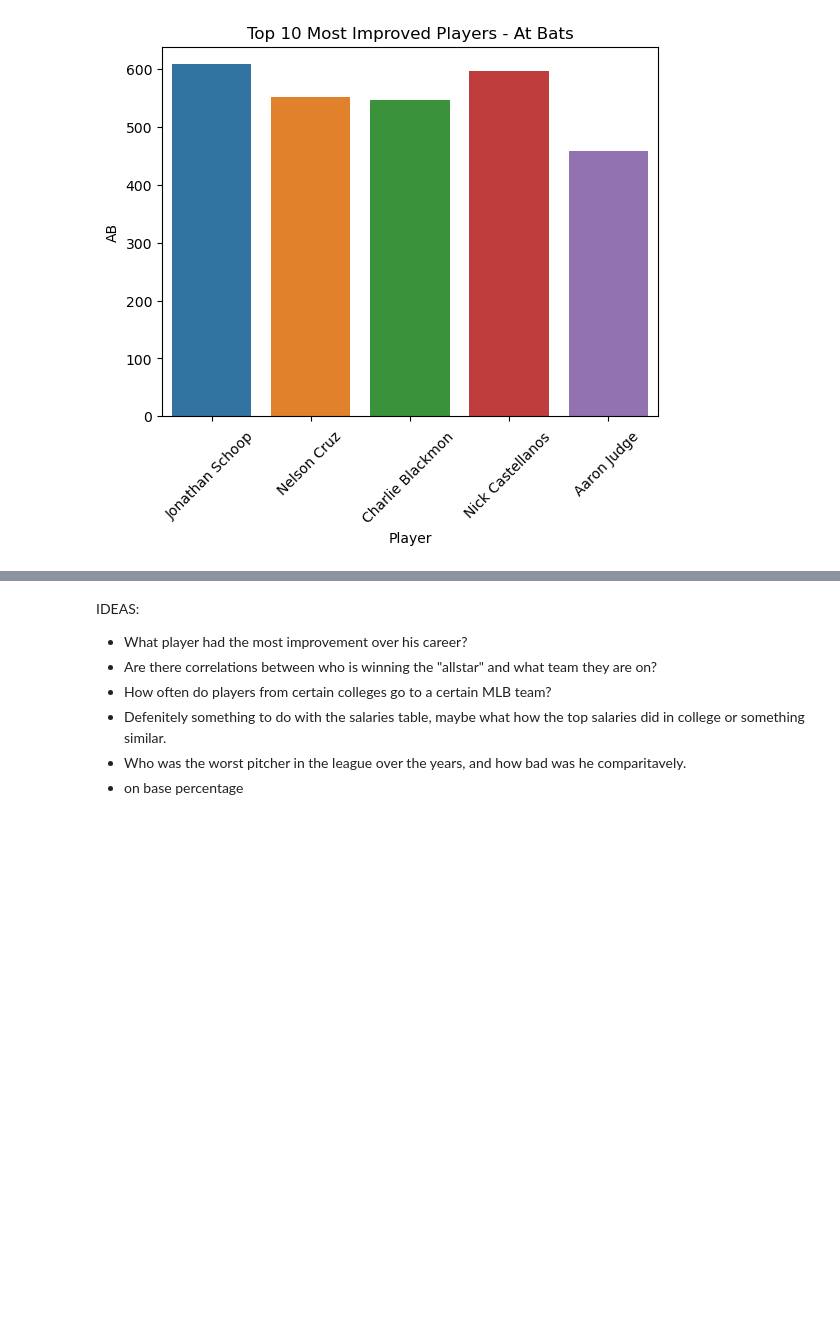
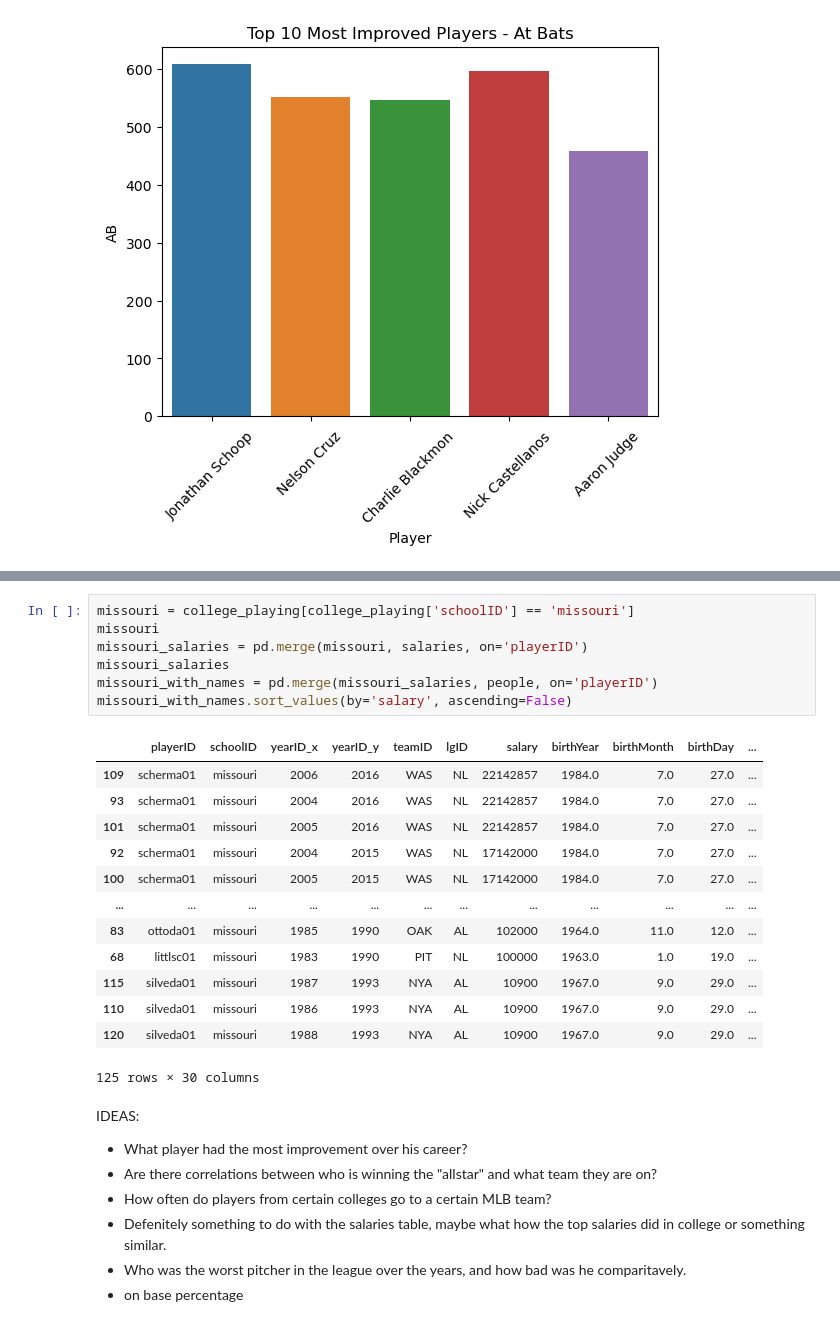
Before and after one commit to Treyson-Grange/cs5830_project1, a Jupyter notebook: project1.ipynb, the cells around one changed output, grey strips where cells are left out. Cells and saved outputs as stored; diff of their text form; blank space fills up the shorter version.

```diff
--- a/project1.ipynb
+++ b/project1.ipynb
@@ -217,3 +287,24 @@ plt.show()
+# %%
+missouri = college_playing[college_playing['schoolID'] == 'missouri']
+missouri
+missouri_salaries = pd.merge(missouri, salaries, on='playerID')
+missouri_salaries
+missouri_with_names = pd.merge(missouri_salaries, people, on='playerID')
+missouri_with_names.sort_values(by='salary', ascending=False)
+# %% [output]
+|  | playerID | schoolID | yearID_x | yearID_y | teamID | lgID | salary | birthYear | birthMonth | birthDay | ... |
+| 109 | scherma01 | missouri | 2006 | 2016 | WAS | NL | 22142857 | 1984.0 | 7.0 | 27.0 | ... |
+| 93 | scherma01 | missouri | 2004 | 2016 | WAS | NL | 22142857 | 1984.0 | 7.0 | 27.0 | ... |
+| 101 | scherma01 | missouri | 2005 | 2016 | WAS | NL | 22142857 | 1984.0 | 7.0 | 27.0 | ... |
+| 92 | scherma01 | missouri | 2004 | 2015 | WAS | NL | 17142000 | 1984.0 | 7.0 | 27.0 | ... |
+| 100 | scherma01 | missouri | 2005 | 2015 | WAS | NL | 17142000 | 1984.0 | 7.0 | 27.0 | ... |
+| ... | ... | ... | ... | ... | ... | ... | ... | ... | ... | ... | ... |
+| 83 | ottoda01 | missouri | 1985 | 1990 | OAK | AL | 102000 | 1964.0 | 11.0 | 12.0 | ... |
+| 68 | littlsc01 | missouri | 1983 | 1990 | PIT | NL | 100000 | 1963.0 | 1.0 | 19.0 | ... |
+| 115 | silveda01 | missouri | 1987 | 1993 | NYA | AL | 10900 | 1967.0 | 9.0 | 29.0 | ... |
+| 110 | silveda01 | missouri | 1986 | 1993 | NYA | AL | 10900 | 1967.0 | 9.0 | 29.0 | ... |
+| 120 | silveda01 | missouri | 1988 | 1993 | NYA | AL | 10900 | 1967.0 | 9.0 | 29.0 | ... |
+125 rows × 30 columns
 # %% [markdown]
 IDEAS:
 - What player had the most improvement over his career?
```
Also changed, not shown: parts of 2 cells of this notebook.
